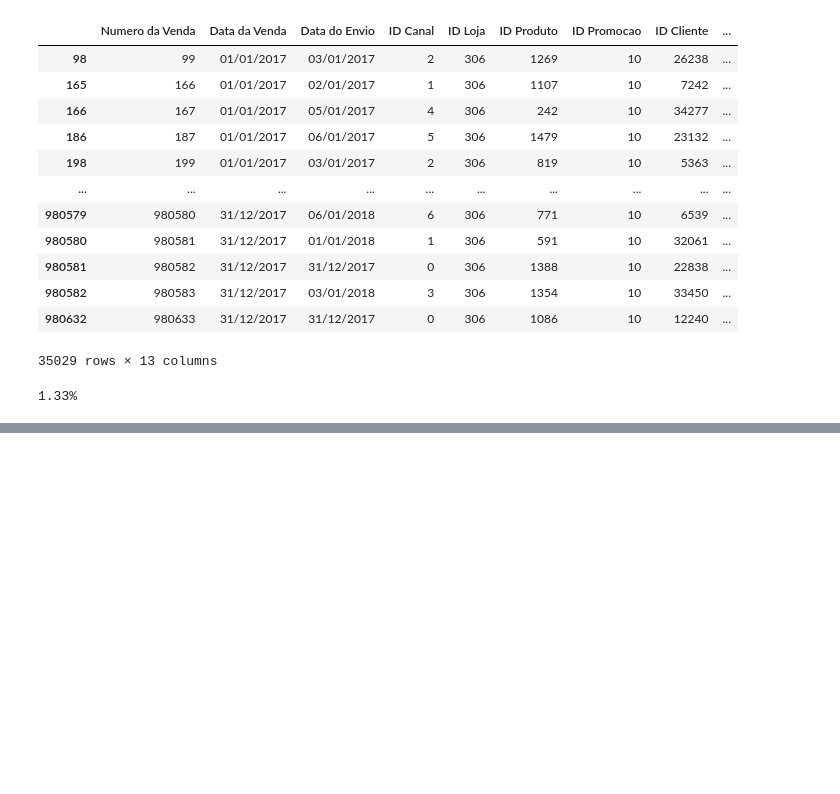
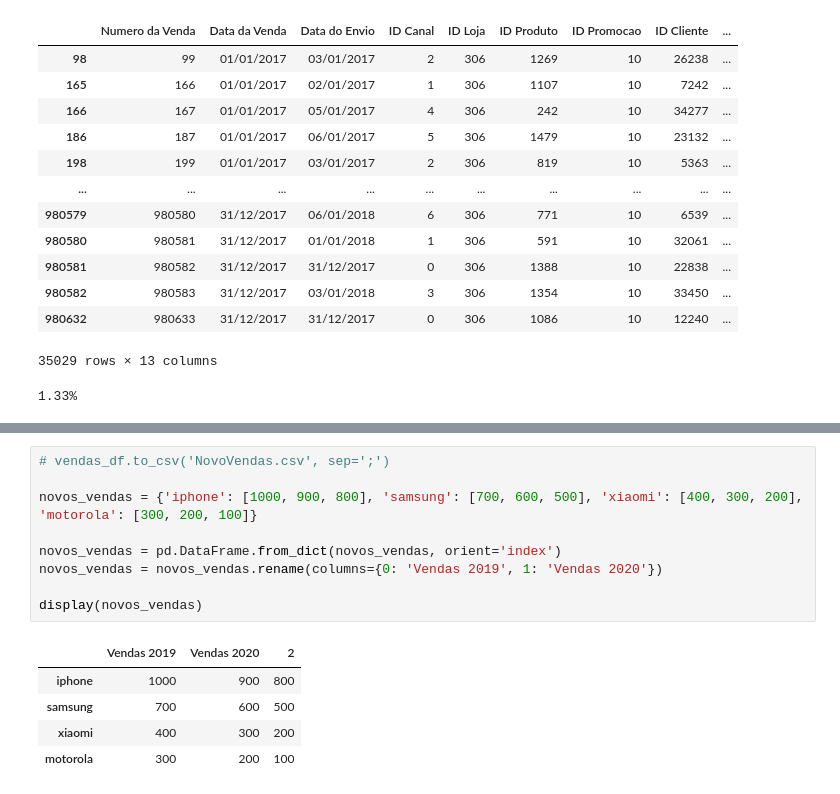
Before and after one commit to savifb/AnaliseDeDados, a Jupyter notebook: pandas/at.ipynb, the cells around one changed output, grey strips where cells are left out. Cells and saved outputs as stored; diff of their text form; blank space fills up the shorter version.

```diff
--- a/pandas/at.ipynb
+++ b/pandas/at.ipynb
@@ -198,0 +246,15 @@ print('{:.2%}'.format(devolucoes_lojasContoso/vendas_lojasContoso))
+# %%
+# vendas_df.to_csv('NovoVendas.csv', sep=';')
+
+novos_vendas = {'iphone': [1000, 900, 800], 'samsung': [700, 600, 500], 'xiaomi': [400, 300, 200], 'motorola': [300, 200, 100]}
+
+novos_vendas = pd.DataFrame.from_dict(novos_vendas, orient='index')
+novos_vendas = novos_vendas.rename(columns={0: 'Vendas 2019', 1: 'Vendas 2020'})
+
+display(novos_vendas)
+# %% [output]
+|  | Vendas 2019 | Vendas 2020 | 2 |
+| iphone | 1000 | 900 | 800 |
+| samsung | 700 | 600 | 500 |
+| xiaomi | 400 | 300 | 200 |
+| motorola | 300 | 200 | 100 |
```
Also changed, not shown: parts of 2 cells of this notebook, 1 other file.
